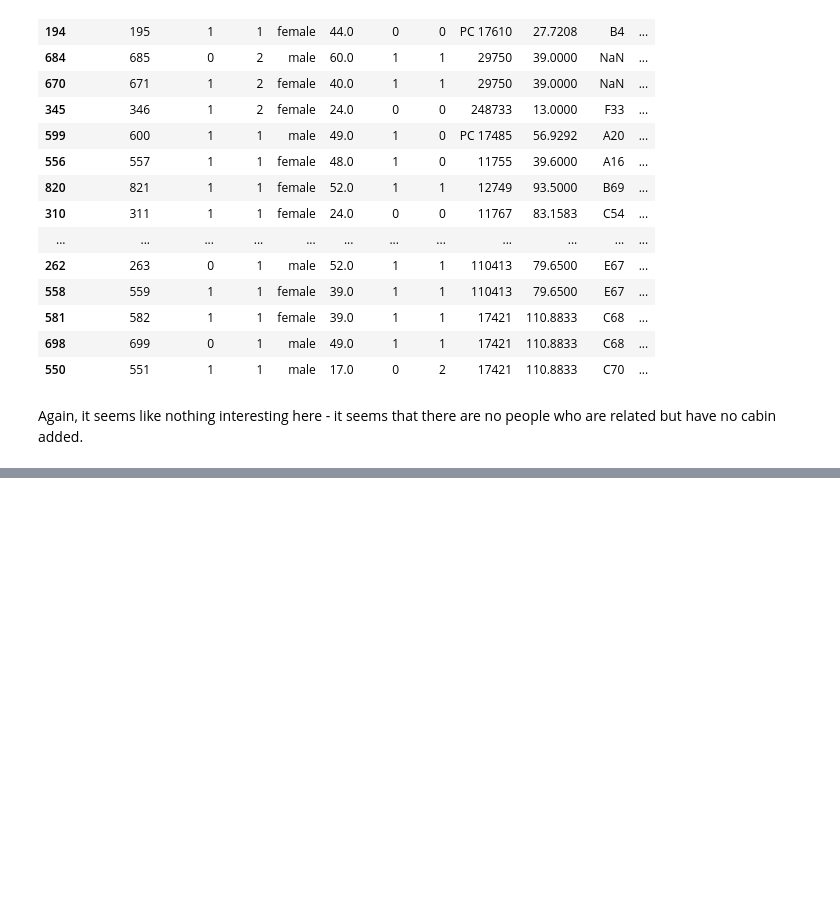
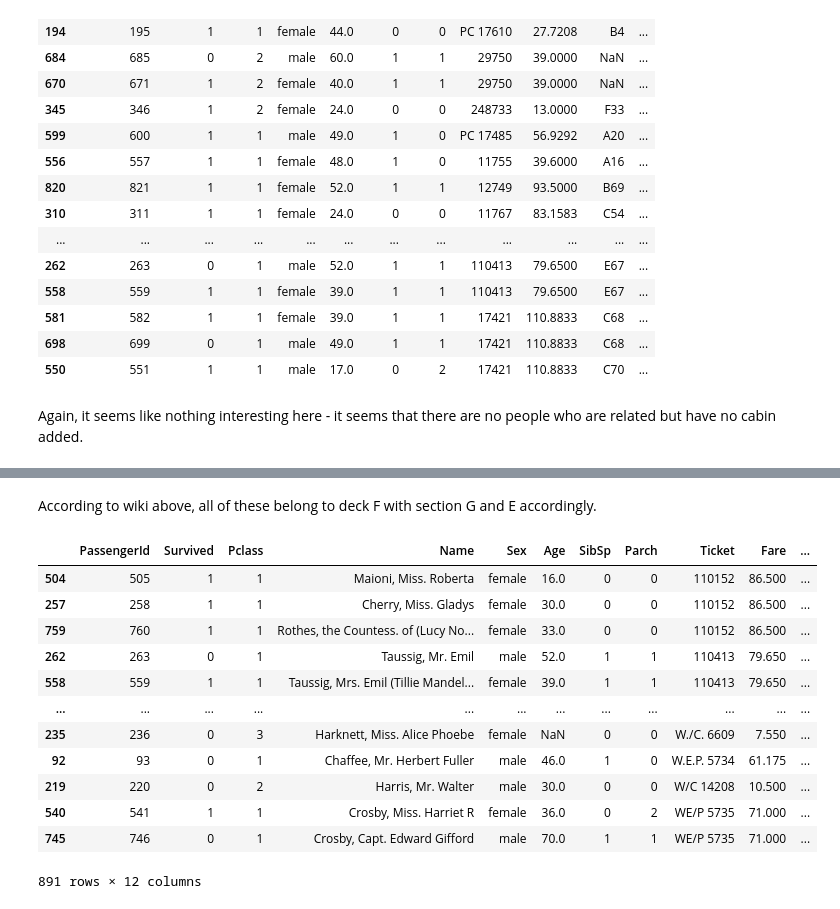
Before and after one commit to LucjanSakowicz/data-science-projects, a Jupyter notebook: titanic/titanic.ipynb, the cells around one changed output, grey strips where cells are left out. Cells and saved outputs as stored; diff of their text form; code cells hidden in the pictures; blank space fills up the shorter version.

```diff
--- a/titanic/titanic.ipynb
+++ b/titanic/titanic.ipynb
@@ -459,0 +536,18 @@ Again, it seems like nothing interesting here - it seems that there are no peopl
+# %% [markdown]
+According to wiki above, all of these belong to deck F with section G and E accordingly.
+# %%
+df_train[df_train['Ticket'].isna() == False].sort_values(by='Ticket')
+# %% [output]
+|  | PassengerId | Survived | Pclass | Name | Sex | Age | SibSp | Parch | Ticket | Fare | ... |
+| 504 | 505 | 1 | 1 | Maioni, Miss. Roberta | female | 16.0 | 0 | 0 | 110152 | 86.500 | ... |
+| 257 | 258 | 1 | 1 | Cherry, Miss. Gladys | female | 30.0 | 0 | 0 | 110152 | 86.500 | ... |
+| 759 | 760 | 1 | 1 | Rothes, the Countess. of (Lucy No... | female | 33.0 | 0 | 0 | 110152 | 86.500 | ... |
+| 262 | 263 | 0 | 1 | Taussig, Mr. Emil | male | 52.0 | 1 | 1 | 110413 | 79.650 | ... |
+| 558 | 559 | 1 | 1 | Taussig, Mrs. Emil (Tillie Mandel... | female | 39.0 | 1 | 1 | 110413 | 79.650 | ... |
+| ... | ... | ... | ... | ... | ... | ... | ... | ... | ... | ... | ... |
+| 235 | 236 | 0 | 3 | Harknett, Miss. Alice Phoebe | female | NaN | 0 | 0 | W./C. 6609 | 7.550 | ... |
+| 92 | 93 | 0 | 1 | Chaffee, Mr. Herbert Fuller | male | 46.0 | 1 | 0 | W.E.P. 5734 | 61.175 | ... |
+| 219 | 220 | 0 | 2 | Harris, Mr. Walter | male | 30.0 | 0 | 0 | W/C 14208 | 10.500 | ... |
+| 540 | 541 | 1 | 1 | Crosby, Miss. Harriet R | female | 36.0 | 0 | 2 | WE/P 5735 | 71.000 | ... |
+| 745 | 746 | 0 | 1 | Crosby, Capt. Edward Gifford | male | 70.0 | 1 | 1 | WE/P 5735 | 71.000 | ... |
+891 rows × 12 columns
```
Also changed, not shown: parts of 9 cells of this notebook.
